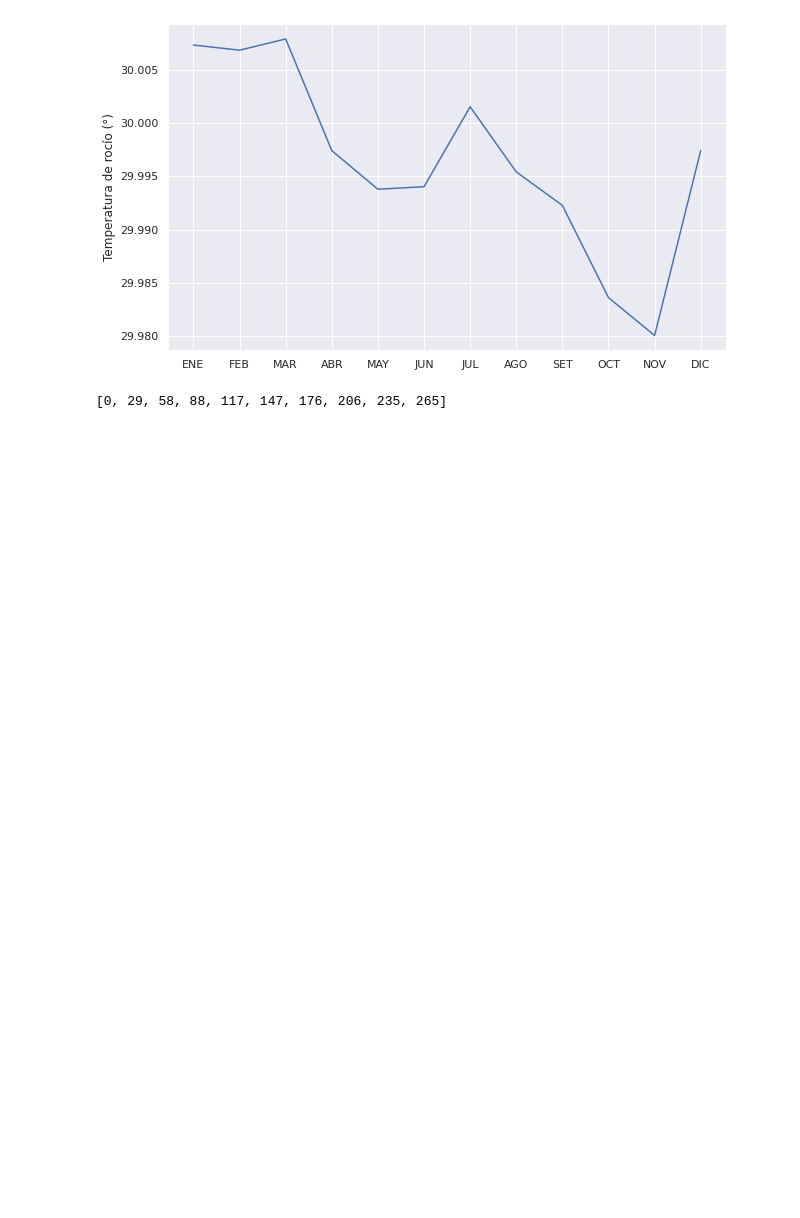
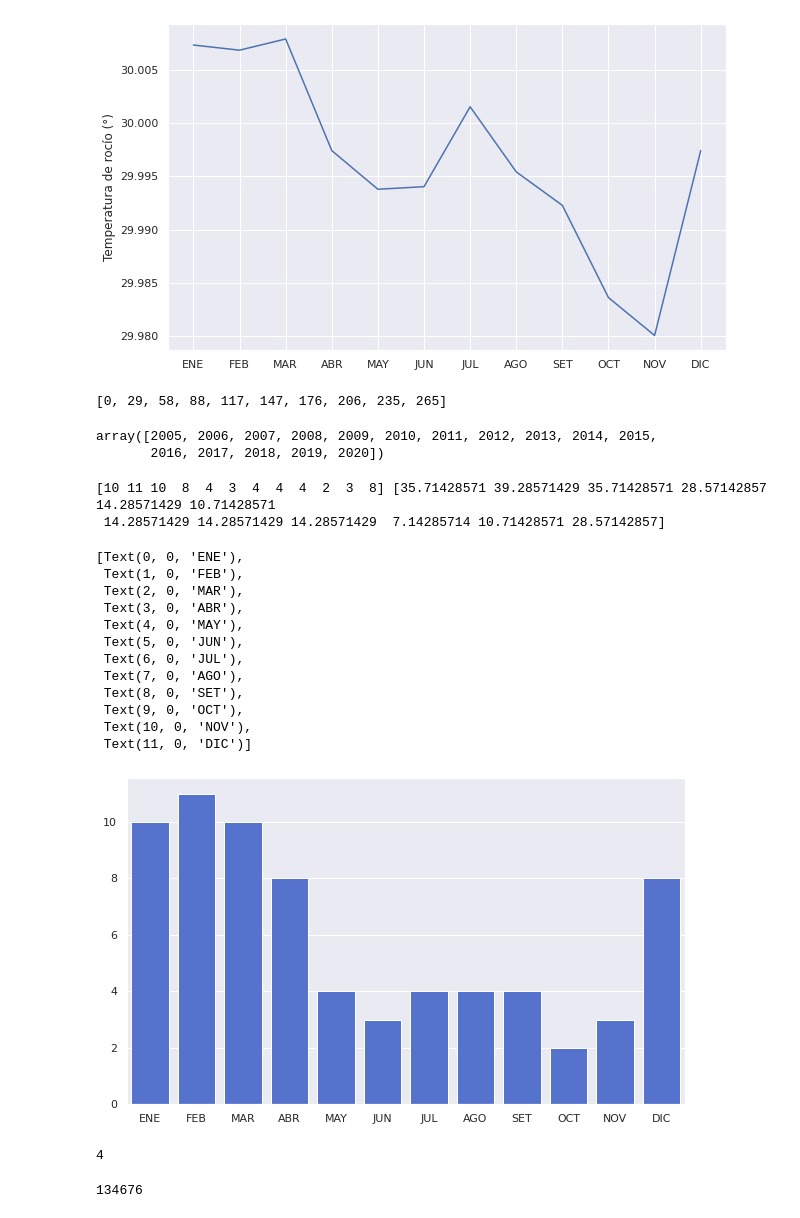
Before and after one commit to imn-climatologias-aeropuertos/climatologias-aeropuertos, a Jupyter notebook: clima.ipynb, the cells around one changed output. Saved outputs shown, nothing was run; the diff lists cells and outputs as text; code cells hidden in the pictures; blank space fills up the shorter version.

```diff
--- a/clima.ipynb
+++ b/clima.ipynb
@@ -39,3 +39,62 @@ Text(0, 0.5, 'Temperatura de rocío (°)')
 list(map(int, arr.tolist()))
 # %% [output]
 [0, 29, 58, 88, 117, 147, 176, 206, 235, 265]
+# %%
+data["Year"].unique()
+# %% [output]
+array([2005, 2006, 2007, 2008, 2009, 2010, 2011, 2012, 2013, 2014, 2015,
+       2016, 2017, 2018, 2019, 2020])
+# %%
+years = data["Year"].unique()
+months = np.arange(1, 13)
+month_means = np.arange(12)
+for m in months:
+    m_sum = 0
+
+    for y in years:
+        m_df = data.query(f"Year == {y} and Month == {m}")
+
+        for d in range(28):
+            d_df = m_df.query(f"Day == {d}")
+            day_sum = d_df["Cavok"].sum()
+
+            if day_sum > 12:
+                m_sum += 1
+
+    month_means[m - 1] = m_sum / len(years)
+frecs = 100 * month_means / 28
+print(month_means, frecs)
+# %% [output]
+[10 11 10  8  4  3  4  4  4  2  3  8] [35.71428571 39.28571429 35.71428571 28.57142857 14.28571429 10.71428571
+ 14.28571429 14.28571429 14.28571429  7.14285714 10.71428571 28.57142857]
+# %%
+sns.set()
+fig, ax = plt.subplots(figsize=(10, 6))
+im = sns.barplot(x=months, y=month_means, color="royalblue")
+im.set_xticklabels(["ENE", "FEB", "MAR", "ABR", "MAY", "JUN", "JUL", "AGO", "SET", "OCT", "NOV", "DIC"])
+# %% [output]
+[Text(0, 0, 'ENE'),
+ Text(1, 0, 'FEB'),
+ Text(2, 0, 'MAR'),
+ Text(3, 0, 'ABR'),
+ Text(4, 0, 'MAY'),
+ Text(5, 0, 'JUN'),
+ Text(6, 0, 'JUL'),
+ Text(7, 0, 'AGO'),
+ Text(8, 0, 'SET'),
+ Text(9, 0, 'OCT'),
+ Text(10, 0, 'NOV'),
+ Text(11, 0, 'DIC')]
+[figure, added]
+# %%
+arr = np.array([["SH", np.nan, "TS", "SH", np.nan, np.nan], ["SH", np.nan, "TS", "SH", np.nan, np.nan]])
+arr = pd.DataFrame(arr)
+ocurrences = np.count_nonzero(arr == "SH")
+ocurrences
+# %% [output]
+4
+# %%
+val = np.count_nonzero(data["Hour"] != 0)
+val
+# %% [output]
+134676
```
Also changed, not shown: parts of 1 cell of this notebook, 6 other files.
